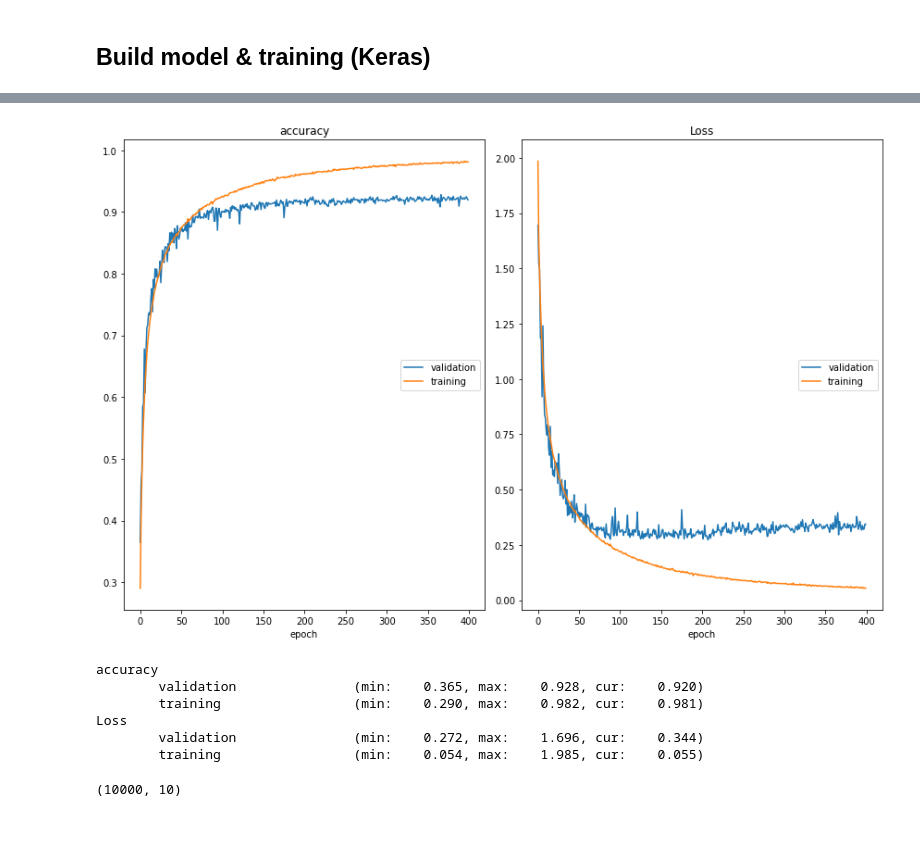
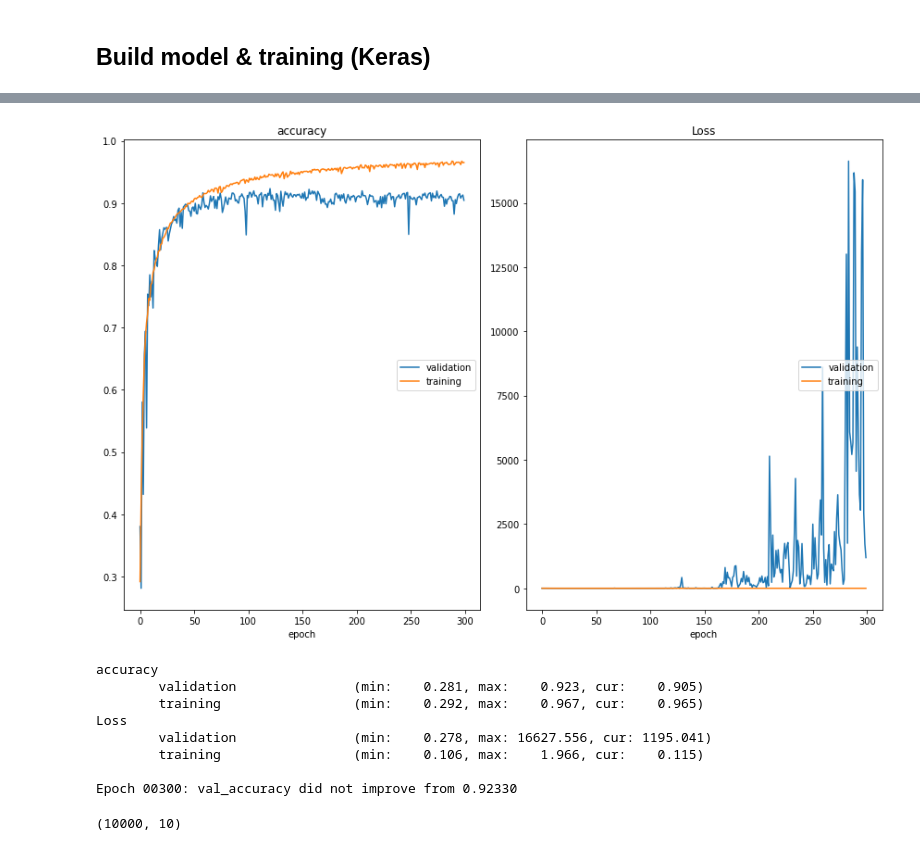
Before and after one commit to hurueilin/PR_HW5, a Jupyter notebook: 309553024_HW5.ipynb, the cells around one changed output, grey strips where cells are left out. Saved outputs shown, nothing was run; the diff lists cells and outputs as text; code cells hidden in the pictures.

Commit message:
300 epochs, acc=0.9233, using Adam

```diff
--- a/309553024_HW5.ipynb
+++ b/309553024_HW5.ipynb
@@ -214,57 +185,62 @@ Non-trainable params: 5,376
 _________________________________________________________________
 # %%
 # initiate SGD optimizer
-opt = keras.optimizers.SGD()
+# opt = keras.optimizers.SGD()
+opt = keras.optimizers.Adam()
 
 # Compile the model with loss function and optimizer, and evaluate with accuracy
 model.compile(loss='categorical_crossentropy', optimizer=opt, metrics=['accuracy'])
 
 # Setup some hyperparameters
 batch_size = 32
-epochs = 400
+epochs = 300
 data_augmentation = True
 # %%
 # Model checkpoint: save best model
-checkpoint = ModelCheckpoint(filepath='./best_model.h5', verbose=1, save_best_only=True)
+checkpoint = ModelCheckpoint(filepath='./best_model.h5', monitor='val_accuracy', verbose=1, save_best_only=True)
 # %%
 if not data_augmentation:
     # Fit the data into model
     model.fit(x_train, y_train,
             batch_size=batch_size,
             epochs=epochs,
             validation_data=(x_test, y_test),
-            shuffle=True)
+            shuffle=True,
+            callbacks=[PlotLossesKeras(), checkpoint])
 else:
     print('Apply data augmentation...')
     # This will do preprocessing and realtime data augmentation:
     datagen = ImageDataGenerator(
         rescale=0.9,
         rotation_range=2,
         width_shift_range=0.2,
         height_shift_range=0.2,
         shear_range=0.2,
         zoom_range=0.2,
         horizontal_flip=True)
 
     # Compute quantities required for feature-wise normalization
     # (std, mean, and principal components if ZCA whitening is applied).
     datagen.fit(x_train)
 
     # Fit the model on the batches generated by datagen.flow().
     model.fit_generator(datagen.flow(x_train, y_train,
                                      batch_size=batch_size),
                         epochs=epochs,
                         validation_data=(x_test, y_test),
                         workers=4,
+                        shuffle=True,
                         callbacks=[PlotLossesKeras(), checkpoint])
 # %% [output]
-[figure, old version]
+[figure, new version]
 accuracy
-        validation               (min:    0.365, max:    0.928, cur:    0.920)
-        training                 (min:    0.290, max:    0.982, cur:    0.981)
+        validation               (min:    0.281, max:    0.923, cur:    0.905)
+        training                 (min:    0.292, max:    0.967, cur:    0.965)
 Loss
-        validation               (min:    0.272, max:    1.696, cur:    0.344)
-        training                 (min:    0.054, max:    1.985, cur:    0.055)
+        validation               (min:    0.278, max: 16627.556, cur: 1195.041)
+        training                 (min:    0.106, max:    1.966, cur:    0.115)
+
+Epoch 00300: val_accuracy did not improve from 0.92330
 # %%
 y_pred = model.predict(x_test)
 print(y_pred.shape) # 10000 samples, each sample with probaility of 10 classes
```
Also changed, not shown: parts of 2 cells of this notebook, 2 other files.
